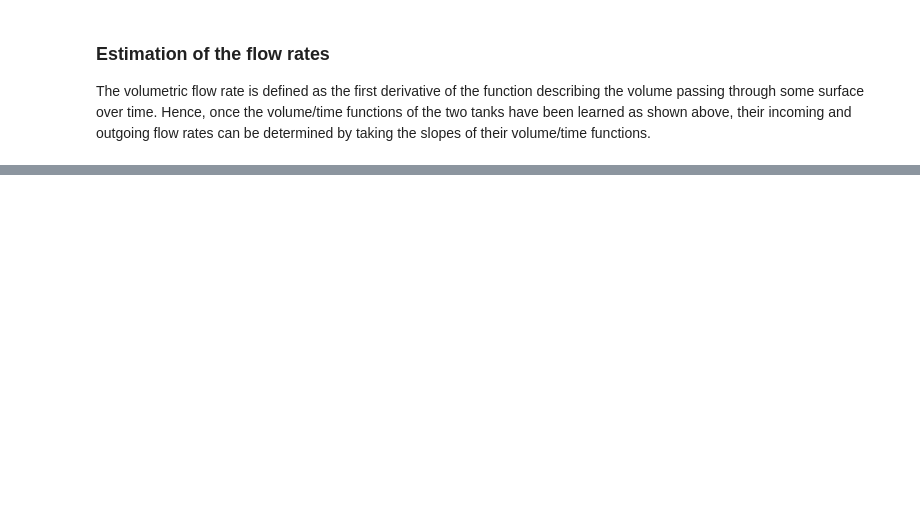
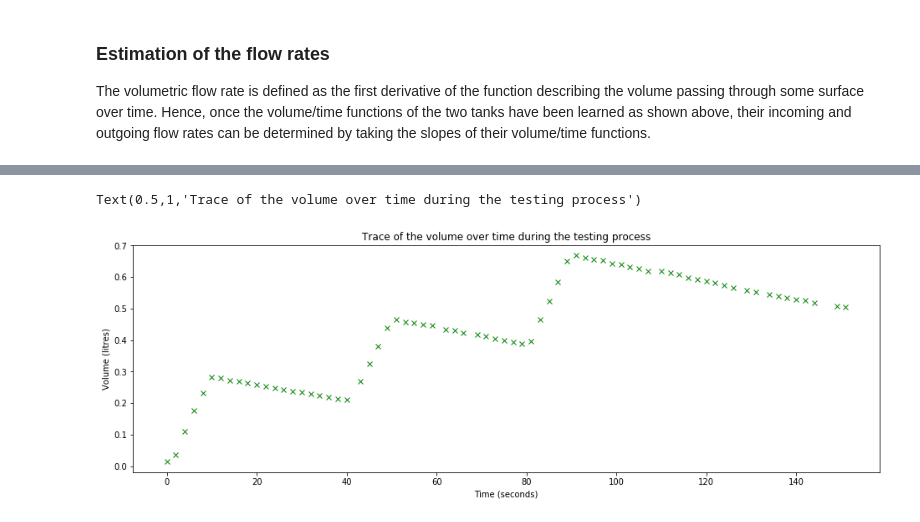
Before and after one commit to crestdsl/CREST, a Jupyter notebook: FlowCalculation.ipynb, the cells around one changed output, grey strips where cells are left out. Cells and saved outputs as stored; diff of their text form; code cells hidden in the pictures; blank space fills up the shorter version.

```diff
--- a/FlowCalculation.ipynb
+++ b/FlowCalculation.ipynb
@@ -331,0 +335,10 @@ Estimated outflow for the right tank:
+# %%
+x_test, y_test = load_data('files/time_volume_test.csv')
+
+plt.plot(x_test, y_test, 'xg')
+plt.xlabel('Time (seconds)')
+plt.ylabel('Volume (litres)')
+plt.title('Trace of the volume over time during the testing process')
+# %% [output]
+Text(0.5,1,'Trace of the volume over time during the testing process')
+[figure, added]
```
Also changed, not shown: parts of 10 cells of this notebook, 1 other file.
